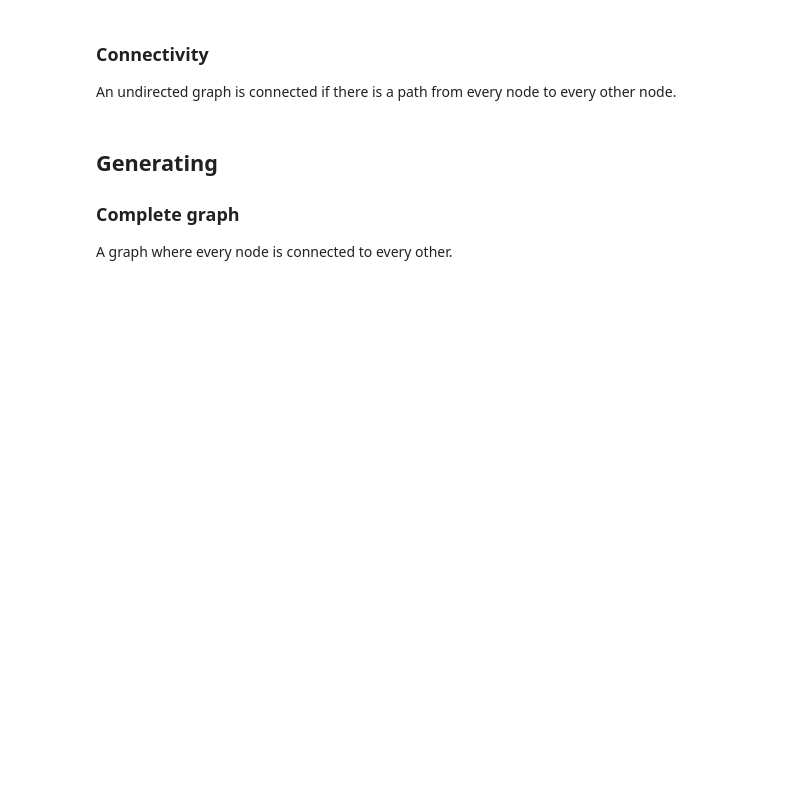
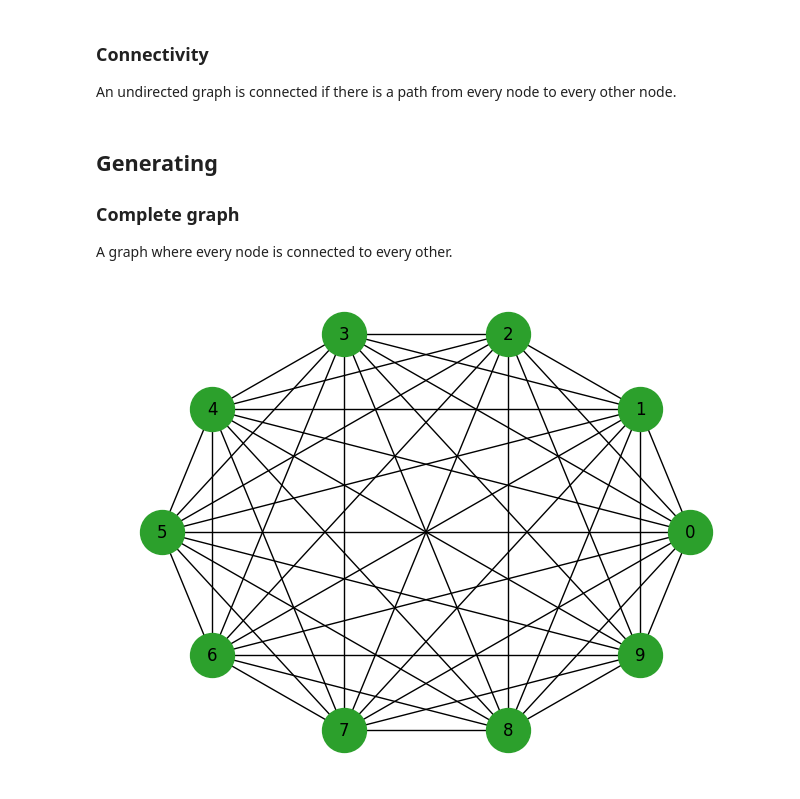
Before and after one commit to MSulSal/complexity, a Jupyter notebook: Graphs.ipynb, the cells around one changed output. Saved outputs shown, nothing was run; the diff lists cells and outputs as text; code cells hidden in the pictures; blank space fills up the shorter version.

Commit message:
complete graph

```diff
--- a/Graphs.ipynb
+++ b/Graphs.ipynb
@@ -169,7 +169,12 @@ def make_complete_graph(n):
 # %%
 # complete graph with 10 nodes
 
 complete = make_complete_graph(10)
 nx.draw_circular(
-
+    complete,
+    node_color="C2",
+    node_size=1000,
+    with_labels=True
 )
+# %% [output]
+[figure, added]
```
